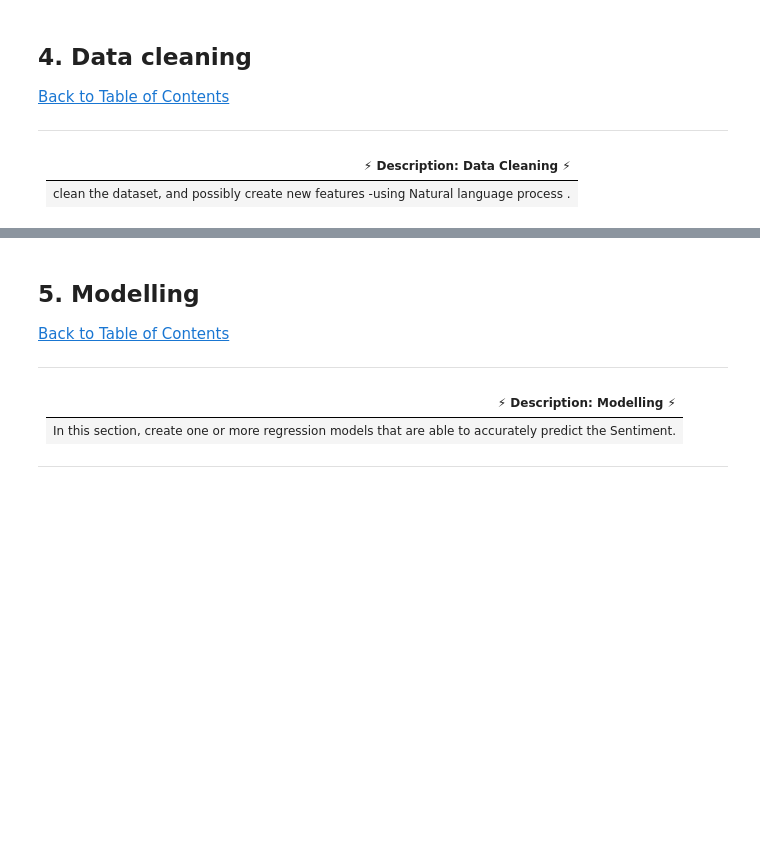
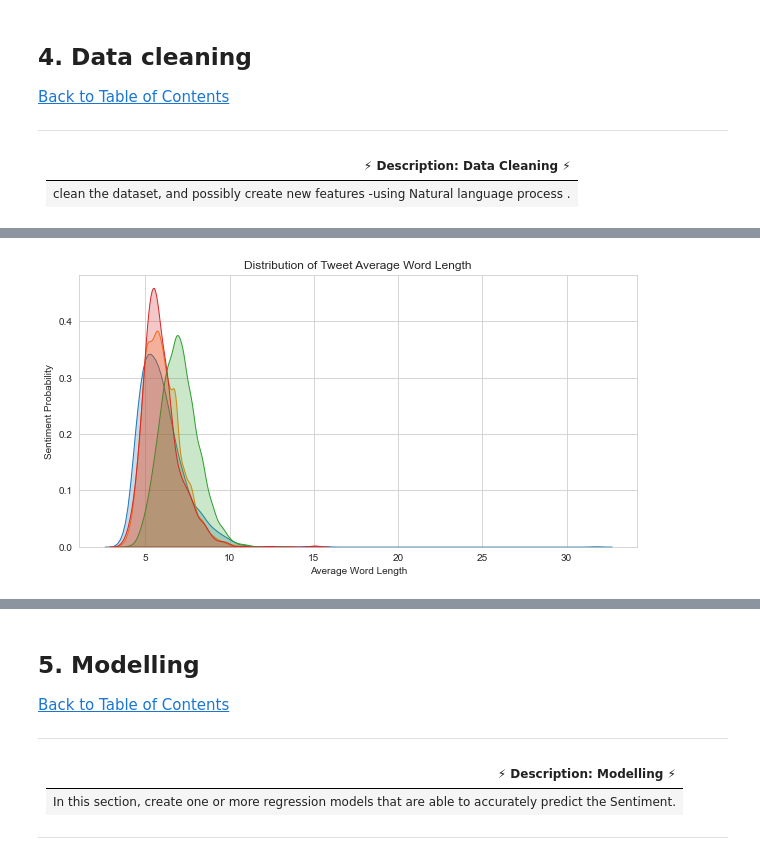
Before and after one commit to TEAMCBB3Classificationpredict/predict-notebook, a Jupyter notebook: EDSA CLIMATE NOTEBOOK.ipynb, the cells around one changed output, grey strips where cells are left out. Cells and saved outputs as stored; diff of their text form; code cells hidden in the pictures; blank space fills up the shorter version.

```diff
--- a/EDSA CLIMATE NOTEBOOK.ipynb
+++ b/EDSA CLIMATE NOTEBOOK.ipynb
@@ -398,0 +461,30 @@ df = train.copy()
+# %%
+#Function to find average word length
+def average_word_length(x):
+    x = x.split()
+    return np.mean([len(i) for i in x])
+
+# Broadcast to text column
+df['average_word_length'] = df['message'].apply(average_word_length)
+
+# Split so we can use updated train set with new feature
+df = df[:len(df)]
+
+# Define subplot to see graphs side by side
+fig = plt.subplots(figsize = (10, 5))
+
+# Create graphs
+sns.kdeplot(df['average_word_length'][df['sentiment'] == 0], shade = True, label = 'Neutral')
+sns.kdeplot(df['average_word_length'][df['sentiment'] == 1], shade = True, label = 'Pro')
+sns.kdeplot(df['average_word_length'][df['sentiment'] == 2], shade = True, label = 'News')
+sns.kdeplot(df['average_word_length'][df['sentiment'] == -1], shade = True, label = 'Anti')
+
+# Set title
+plt.title('Distribution of Tweet Average Word Length')
+plt.xlabel('Average Word Length')
+plt.ylabel('Sentiment Probability')
+
+# Plot graphs
+plt.show()
+# %% [output]
+[figure, added]
```
Also changed, not shown: parts of 22 cells of this notebook.
